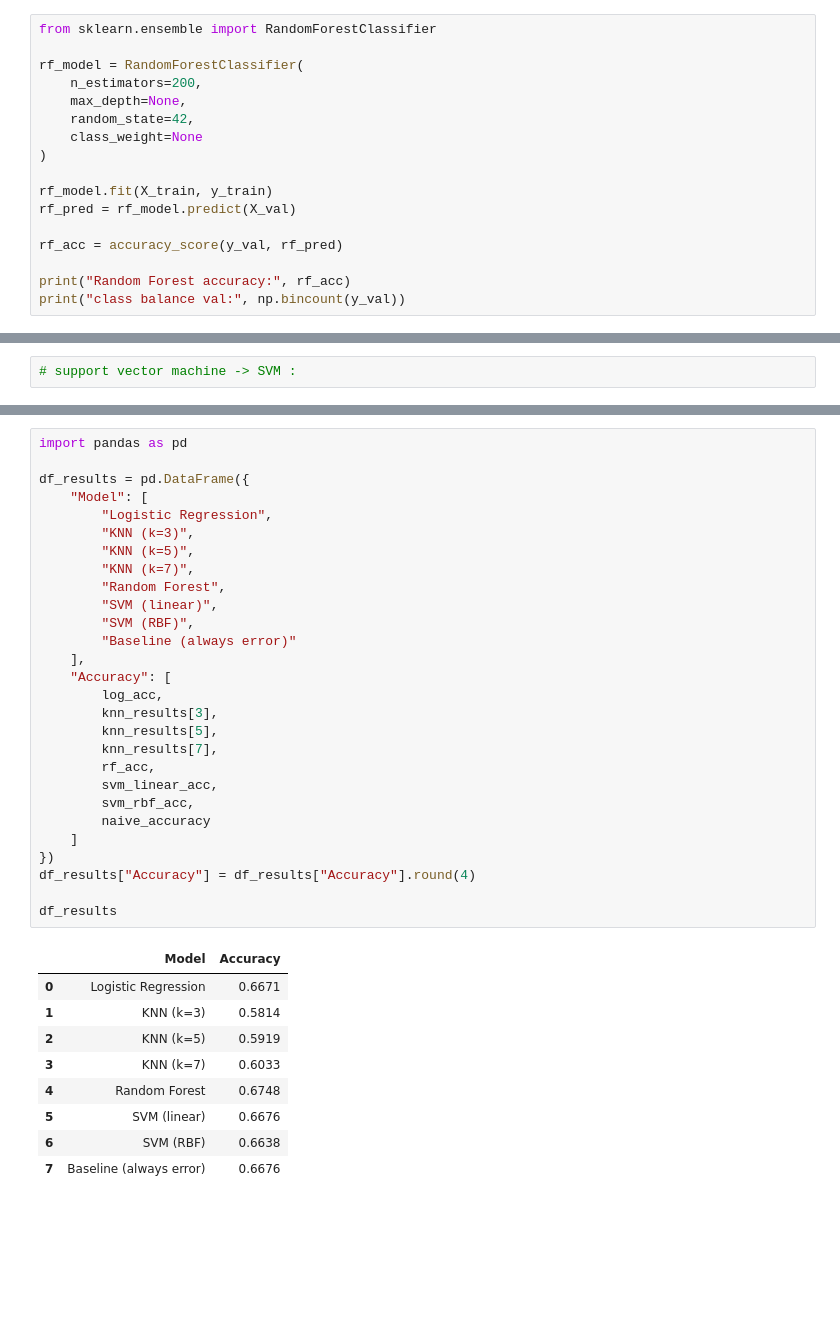
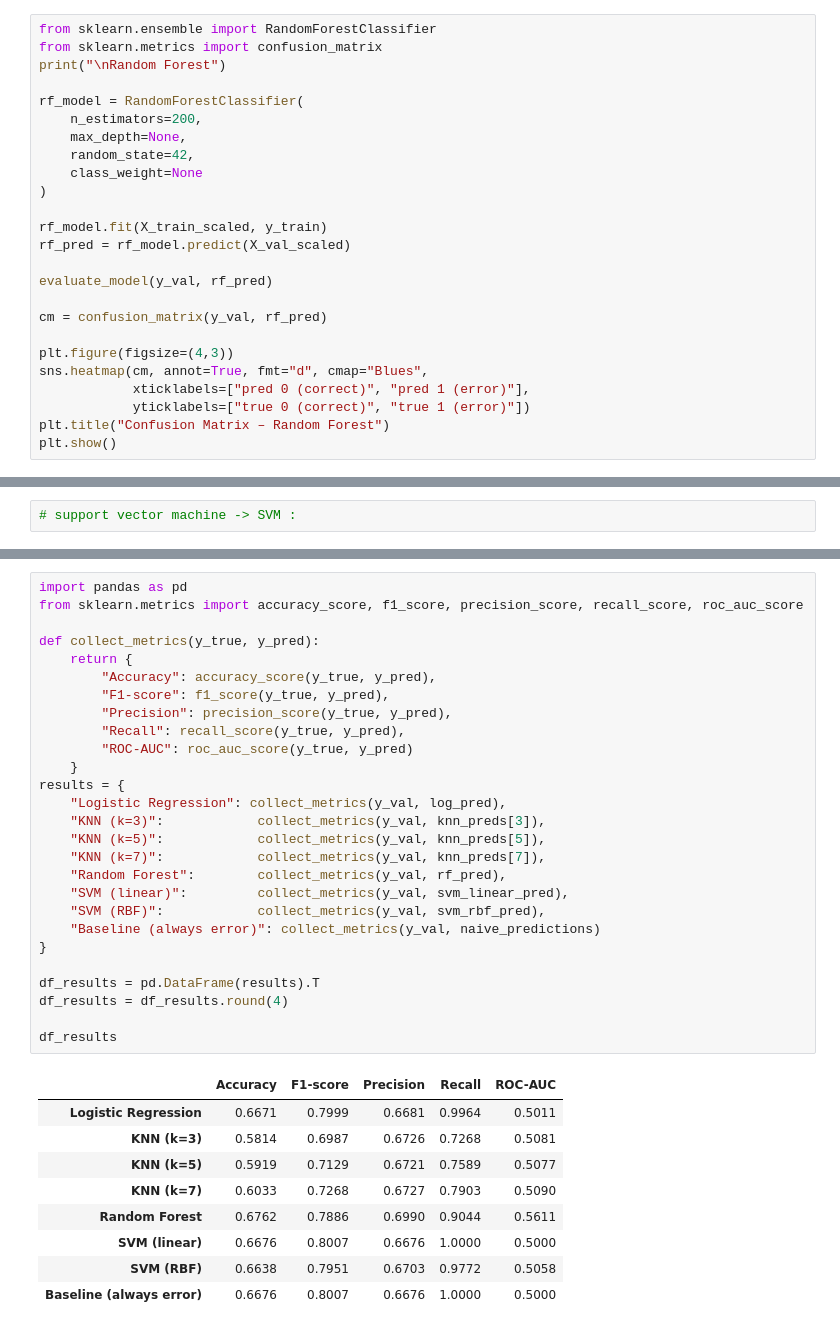
Before and after one commit to leobideau/capestone-fairness-audit, a Jupyter notebook: notebooks/05_ML_error_prediction.ipynb, the cells around one changed output, grey strips where cells are left out. Saved outputs shown, nothing was run; the diff lists cells and outputs as text; blank space fills up the shorter version.

```diff
--- a/notebooks/05_ML_error_prediction.ipynb
+++ b/notebooks/05_ML_error_prediction.ipynb
@@ -122,6 +237,8 @@ class balance val: [ 698 1402]
 # random forest:
 # %%
 from sklearn.ensemble import RandomForestClassifier
+from sklearn.metrics import confusion_matrix
+print("\nRandom Forest")
 
 rf_model = RandomForestClassifier(
     n_estimators=200,
@@ -130,11 +247,17 @@ rf_model = RandomForestClassifier(
     class_weight=None
 )
 
-rf_model.fit(X_train, y_train)
-rf_pred = rf_model.predict(X_val)
+rf_model.fit(X_train_scaled, y_train)
+rf_pred = rf_model.predict(X_val_scaled)
 
-rf_acc = accuracy_score(y_val, rf_pred)
+evaluate_model(y_val, rf_pred)
 
-print("Random Forest accuracy:", rf_acc)
-print("class balance val:", np.bincount(y_val))
+cm = confusion_matrix(y_val, rf_pred)
+
+plt.figure(figsize=(4,3))
+sns.heatmap(cm, annot=True, fmt="d", cmap="Blues",
+            xticklabels=["pred 0 (correct)", "pred 1 (error)"],
+            yticklabels=["true 0 (correct)", "true 1 (error)"])
+plt.title("Confusion Matrix – Random Forest")
+plt.show()
 # %% [output]
@@ -174,38 +377,37 @@ class balance val: [ 698 1402]
 # %%
 import pandas as pd
+from sklearn.metrics import accuracy_score, f1_score, precision_score, recall_score, roc_auc_score
 
-df_results = pd.DataFrame({
-    "Model": [
-        "Logistic Regression",
-        "KNN (k=3)",
-        "KNN (k=5)",
-        "KNN (k=7)",
-        "Random Forest",
-        "SVM (linear)",
-        "SVM (RBF)",
-        "Baseline (always error)"
-    ],
-    "Accuracy": [
-        log_acc,
-        knn_results[3],
-        knn_results[5],
-        knn_results[7],
-        rf_acc,
-        svm_linear_acc,
-        svm_rbf_acc,
-        naive_accuracy
-    ]
-})
-df_results["Accuracy"] = df_results["Accuracy"].round(4)
+def collect_metrics(y_true, y_pred):
+    return {
+        "Accuracy": accuracy_score(y_true, y_pred),
+        "F1-score": f1_score(y_true, y_pred),
+        "Precision": precision_score(y_true, y_pred),
+        "Recall": recall_score(y_true, y_pred),
+        "ROC-AUC": roc_auc_score(y_true, y_pred)
+    }
+results = {
+    "Logistic Regression": collect_metrics(y_val, log_pred),
+    "KNN (k=3)":            collect_metrics(y_val, knn_preds[3]),
+    "KNN (k=5)":            collect_metrics(y_val, knn_preds[5]),
+    "KNN (k=7)":            collect_metrics(y_val, knn_preds[7]),
+    "Random Forest":        collect_metrics(y_val, rf_pred),
+    "SVM (linear)":         collect_metrics(y_val, svm_linear_pred),
+    "SVM (RBF)":            collect_metrics(y_val, svm_rbf_pred),
+    "Baseline (always error)": collect_metrics(y_val, naive_predictions)
+}
+
+df_results = pd.DataFrame(results).T
+df_results = df_results.round(4)
 
 df_results
 # %% [output]
-|  | Model | Accuracy |
-| 0 | Logistic Regression | 0.6671 |
-| 1 | KNN (k=3) | 0.5814 |
-| 2 | KNN (k=5) | 0.5919 |
-| 3 | KNN (k=7) | 0.6033 |
-| 4 | Random Forest | 0.6748 |
-| 5 | SVM (linear) | 0.6676 |
-| 6 | SVM (RBF) | 0.6638 |
-| 7 | Baseline (always error) | 0.6676 |
+|  | Accuracy | F1-score | Precision | Recall | ROC-AUC |
+| Logistic Regression | 0.6671 | 0.7999 | 0.6681 | 0.9964 | 0.5011 |
+| KNN (k=3) | 0.5814 | 0.6987 | 0.6726 | 0.7268 | 0.5081 |
+| KNN (k=5) | 0.5919 | 0.7129 | 0.6721 | 0.7589 | 0.5077 |
+| KNN (k=7) | 0.6033 | 0.7268 | 0.6727 | 0.7903 | 0.5090 |
+| Random Forest | 0.6762 | 0.7886 | 0.6990 | 0.9044 | 0.5611 |
+| SVM (linear) | 0.6676 | 0.8007 | 0.6676 | 1.0000 | 0.5000 |
+| SVM (RBF) | 0.6638 | 0.7951 | 0.6703 | 0.9772 | 0.5058 |
+| Baseline (always error) | 0.6676 | 0.8007 | 0.6676 | 1.0000 | 0.5000 |
```
Also changed, not shown: parts of 18 cells of this notebook.
